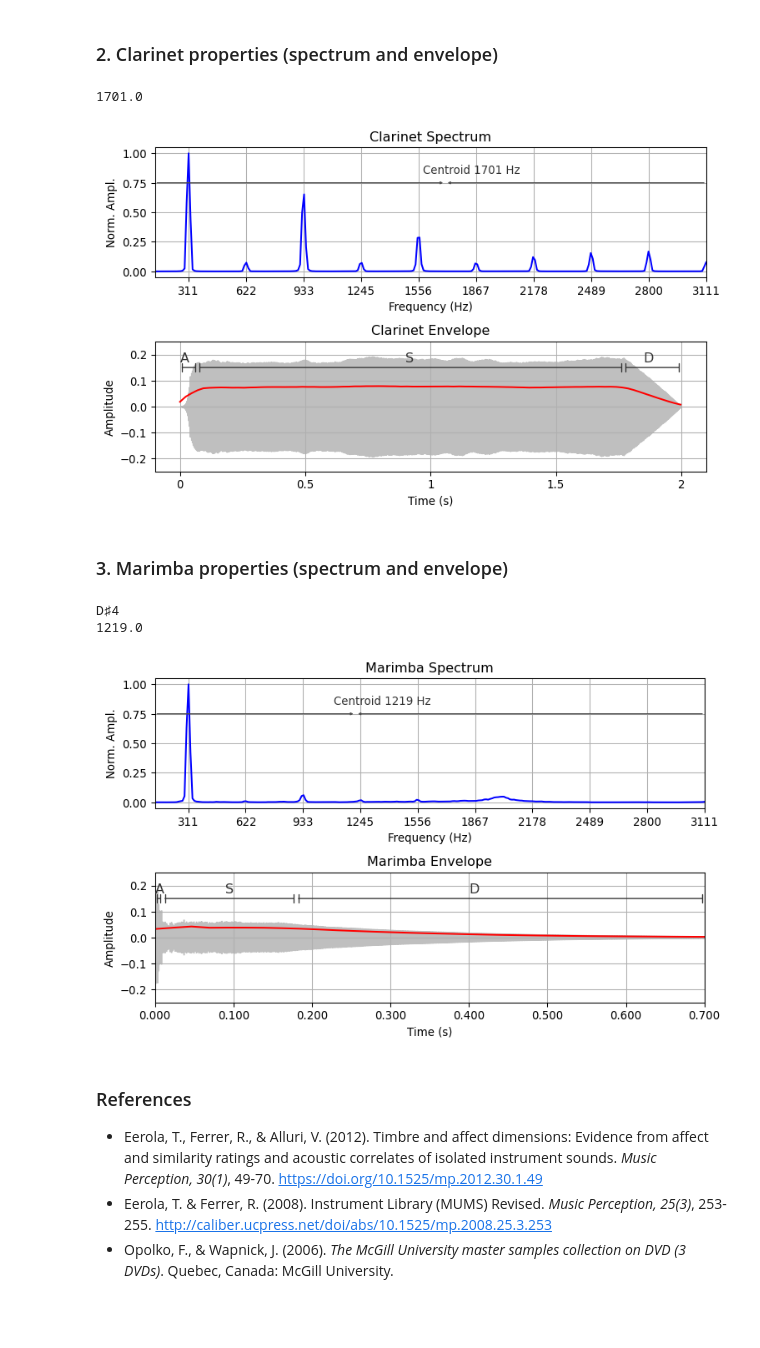
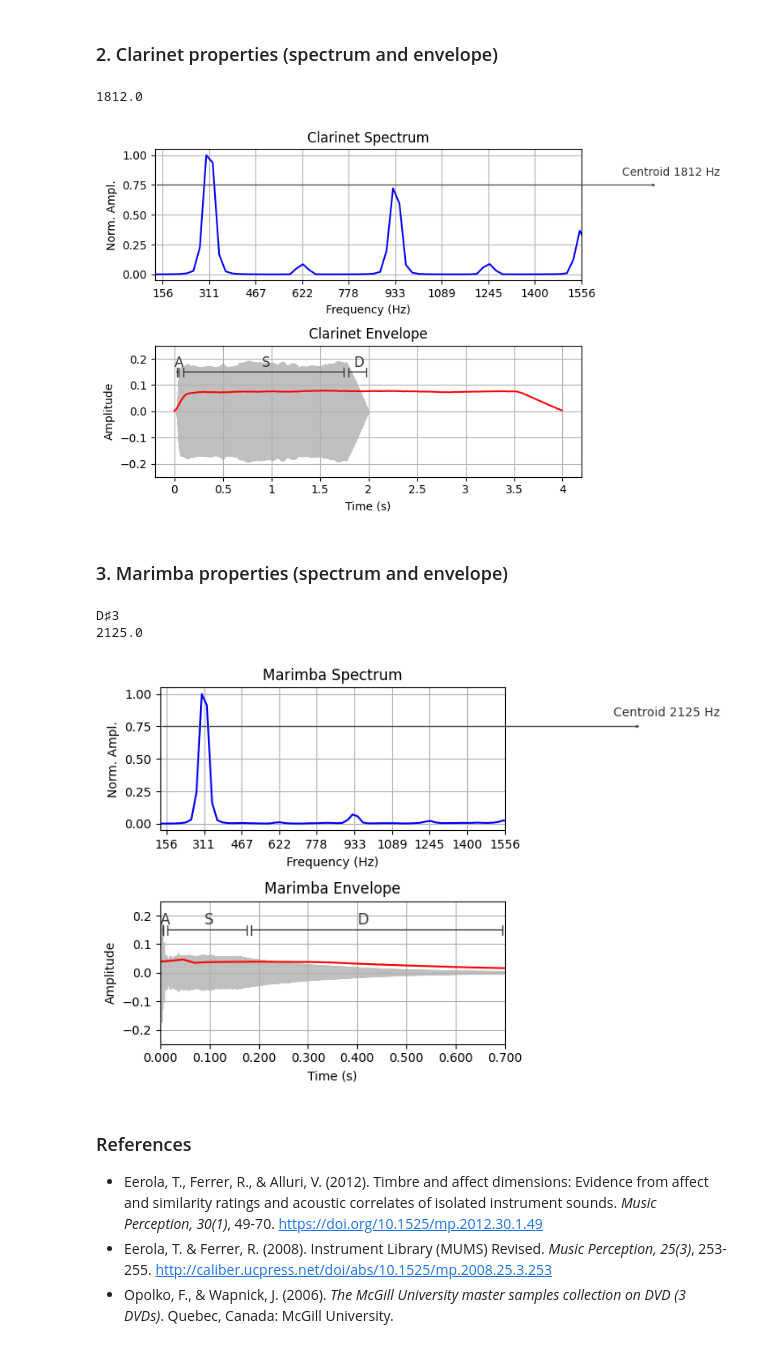
Before and after one commit to tuomaseerola/emr, a Jupyter notebook: nb/Chapter10.2.ipynb, the cells around one changed output. Saved outputs shown, nothing was run; the diff lists cells and outputs as text; code cells hidden in the pictures; blank space fills up the shorter version.

```diff
--- a/nb/Chapter10.2.ipynb
+++ b/nb/Chapter10.2.ipynb
@@ -16,7 +21,9 @@ from matplotlib import pyplot as plt
 # %% [markdown]
 ### 1. Violin properties (spectrum and envelope)
 # %%
-x, sr = librosa.load('data/63.wav')
+#x, sr = librosa.load('data/63.wav')
+url = "https://raw.githubusercontent.com/tuomaseerola/emr/main/data/63.wav"
+x, sr = sf.read(io.BytesIO(urlopen(url).read()))
 stft = np.abs(librosa.stft(x))
 freqs = librosa.fft_frequencies(sr=sr)
 
@@ -87,7 +94,10 @@ D♯4
 # %% [markdown]
 ### 2. Clarinet properties (spectrum and envelope)
 # %%
-x, sr = librosa.load('data/24.wav')
+#x, sr = librosa.load('data/24.wav')
+url = "https://raw.githubusercontent.com/tuomaseerola/emr/main/data/24.wav"
+x, sr = sf.read(io.BytesIO(urlopen(url).read()))
+
 stft = np.abs(librosa.stft(x))
 freqs = librosa.fft_frequencies(sr=sr)
 
@@ -143,12 +153,14 @@ ax[1].set_title("Clarinet Envelope")
 fig.tight_layout()
 plt.show()
 # %% [output]
-1701.0
+1812.0
-[figure, old version]
+[figure, new version]
 # %% [markdown]
 ### 3. Marimba properties (spectrum and envelope)
 # %%
-x, sr = librosa.load('data/90.wav')
+#x, sr = librosa.load('data/90.wav')
+url = "https://raw.githubusercontent.com/tuomaseerola/emr/main/data/90.wav"
+x, sr = sf.read(io.BytesIO(urlopen(url).read()))
 
 stft = np.abs(librosa.stft(x))
 freqs = librosa.fft_frequencies(sr=sr)
@@ -175,36 +187,36 @@ ax[0].set_xticks(X)
 # calculate spectral centroid and plot it
 centroid = librosa.feature.spectral_centroid(y=x, sr=sr)
 centroidM = centroid.mean()
 print(centroidM.round(0))
 centroidM_label = "Centroid " + str(int(centroidM.round(0)))+" Hz"
 ax[0].annotate("",xy=(130, 0.75), xycoords='data',xytext=(centroidM, 0.75), arrowprops=dict(arrowstyle="<|-",connectionstyle="arc3",color="0.3"),size=4)
 ax[0].annotate("",xy=(centroidM, 0.75), xycoords='data',xytext=(X.max(), 0.75), arrowprops=dict(arrowstyle="-|>",connectionstyle="arc3",color="0.3"),size=4)
 ax[0].text(centroidM-120,0.83,centroidM_label,size=10,color='0.2')
 
 rms=librosa.feature.rms(y=x,frame_length=2048,hop_length=512)
 times = librosa.times_like(rms)
 ax[1].plot(times, rms[0],color='red')
 librosa.display.waveshow(x, sr=sr, ax=ax[1],color='0.75',max_points=3000)
 ax[1].grid()
 ax[1].set(ylim=[-0.25, 0.25])
 ax[1].set(xlim=[0, 0.70])
 
 ax[1].text(0.00,0.17,"A",size=12,color='0.2')
 ax[1].text(0.09,0.17,"S",size=12,color='0.2')
 ax[1].text(0.40,0.17,"D",size=12,color='0.2')
 ax[1].annotate("",xy=(0.00, 0.15), xycoords='data',xytext=(0.01, 0.15),arrowprops=dict(arrowstyle="|-|",connectionstyle="arc3",color='0.2'),size=4)
 ax[1].annotate("",xy=(0.01, 0.15), xycoords='data',xytext=(0.18, 0.15),arrowprops=dict(arrowstyle="|-|",connectionstyle="arc3",color='0.2'),size=4)
 ax[1].annotate("",xy=(0.18, 0.15), xycoords='data',xytext=(0.70, 0.15),arrowprops=dict(arrowstyle="|-|",connectionstyle="arc3",color='0.2'),size=4)
 ax[1].set_ylabel("Amplitude")
 ax[1].set_title("Marimba Envelope")
 ax[1].set_xlabel("Time (s)")
 
 fig.tight_layout()
 plt.show()
 # %% [output]
-D♯4
-1219.0
+D♯3
+2125.0
-[figure, old version]
+[figure, new version]
 # %% [markdown]
 ### References
 
```
Also changed, not shown: parts of 3 cells of this notebook.
